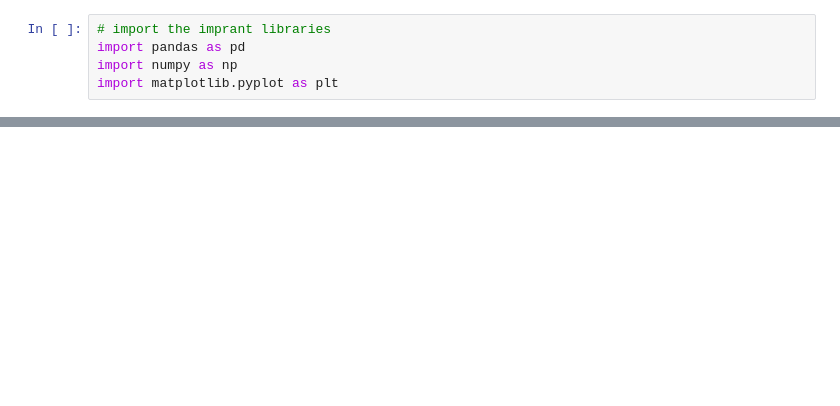
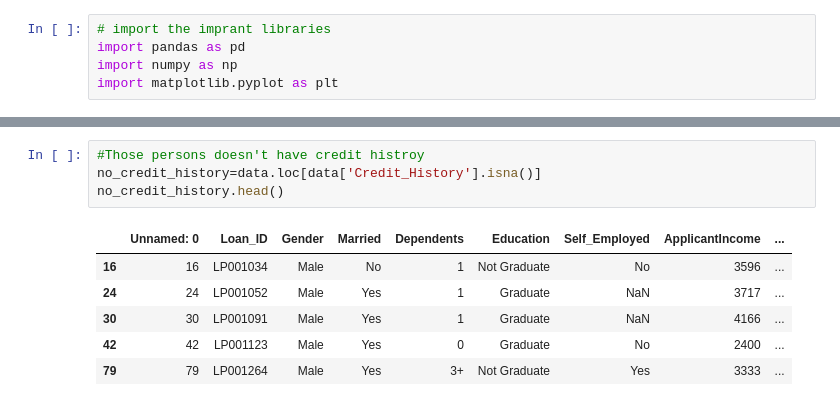
Before and after one commit to indrani2121/Analysis_of_loan_amounts_received_by_applicants, a Jupyter notebook: credit_history.ipynb, the cells around one changed output, grey strips where cells are left out. Saved outputs shown, nothing was run; the diff lists cells and outputs as text; blank space fills up the shorter version.

```diff
--- a/credit_history.ipynb
+++ b/credit_history.ipynb
@@ -46,0 +47,11 @@ data.head()
+# %%
+#Those persons doesn't have credit histroy
+no_credit_history=data.loc[data['Credit_History'].isna()]
+no_credit_history.head()
+# %% [output]
+|  | Unnamed: 0 | Loan_ID | Gender | Married | Dependents | Education | Self_Employed | ApplicantIncome | ... |
+| 16 | 16 | LP001034 | Male | No | 1 | Not Graduate | No | 3596 | ... |
+| 24 | 24 | LP001052 | Male | Yes | 1 | Graduate | NaN | 3717 | ... |
+| 30 | 30 | LP001091 | Male | Yes | 1 | Graduate | NaN | 4166 | ... |
+| 42 | 42 | LP001123 | Male | Yes | 0 | Graduate | No | 2400 | ... |
+| 79 | 79 | LP001264 | Male | Yes | 3+ | Not Graduate | Yes | 3333 | ... |
```
Also changed, not shown: parts of 20 cells of this notebook.
